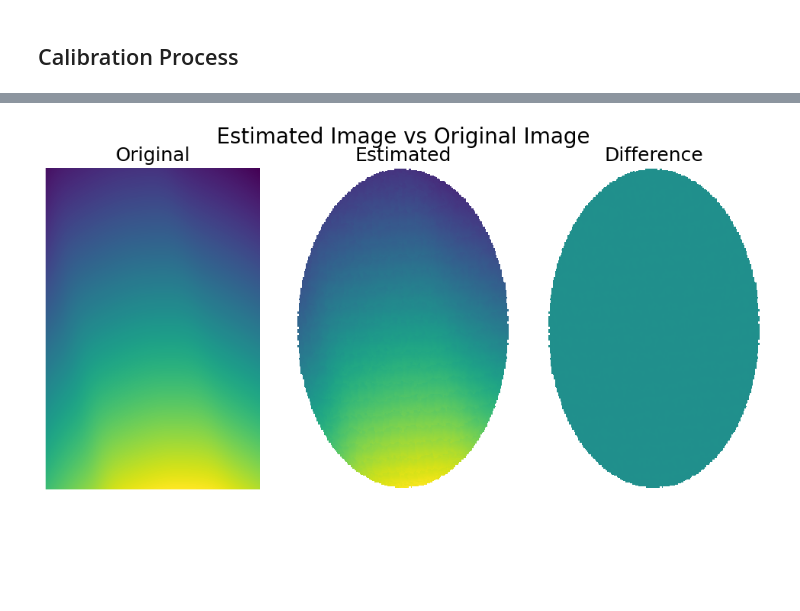
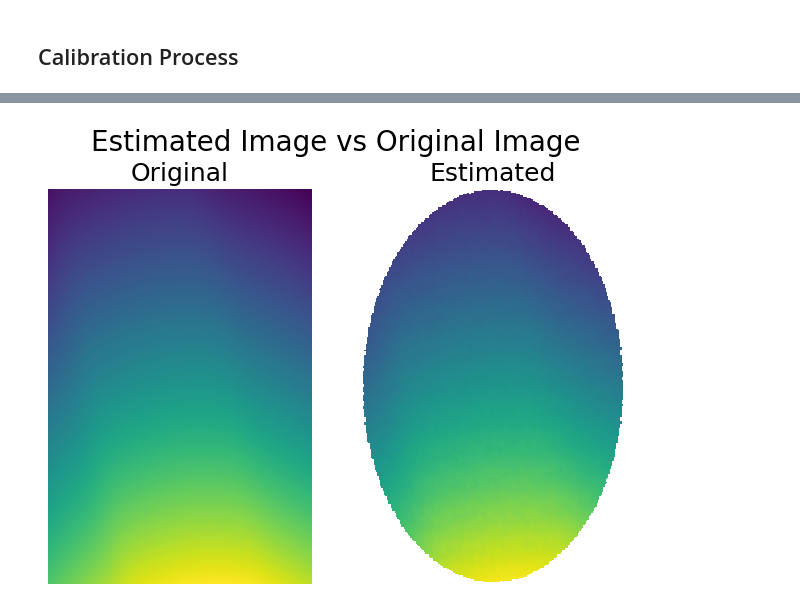
Before and after one commit to oravitan/zodiacal-polarized, a Jupyter notebook: notebooks/camera_self_calibration.ipynb, the cells around one changed output, grey strips where cells are left out. Saved outputs shown, nothing was run; the diff lists cells and outputs as text; code cells hidden in the pictures; blank space fills up the shorter version.

```diff
--- a/notebooks/camera_self_calibration.ipynb
+++ b/notebooks/camera_self_calibration.ipynb
@@ -69,7 +65,6 @@ def estimate_polarization_angle(obs_est_rot, images_orig, polarizance, zodipol,
     img_list = []
     for ii in tqdm(range(len(obs_est_rot)), disable=disable):
         p, roll = polarizance[..., ii], obs_est_rot[ii].roll
-        # p = get_rotated_image(zodipol, p, parser, -np.rad2deg(roll))
         I, Q, U = obs_est_rot[ii].I, obs_est_rot[ii].Q, obs_est_rot[ii].U
         cur_img = np.stack([IQU_to_image(I, Q, U, p[..., None], base_polarization_ang + pa + roll) for pa in a_t], axis=-1)
         img_list.append(cur_img)
@@ -85,8 +80,6 @@ def estimate_observations(zodipol, parser, n_rotations, images, polarizance, ang
     I_est, Q_est, U_est = estimate_IQU(images.reshape(est_shape), polarizance.reshape(est_shape), angles.reshape(est_shape))
     obs_est = Observation(I_est, Q_est, U_est, theta=theta, phi=phi, roll=0)
     roll_list = np.linspace(0, 360, n_rotations, endpoint=False)
-    # obs_est_rot = [obs_est.change_roll(roll) for roll in np.deg2rad(roll_list)]
-    # obs_est_rot = [obs_est] * len(roll_list)
     obs_est_rot = list(map(realign_observation, repeat(zodipol), repeat(parser), repeat(obs_est), roll_list))
     return obs_est_rot
 
@@ -142,7 +135,7 @@ def generate_observations(zodipol, parser):
                                  indexing='ij')
     # polarizance = np.full_like(polarizance, -1)  # TODO: remove this later
     polarizance_real = polarizance.reshape((len(obs_rot[0]), 1, 1))
-    polarizance_real = 1 + polarizance_real[..., None] * np.linspace(0, 0.4, n_rotations)
+    polarizance_real = 0.9 + polarizance_real[..., None] * np.linspace(0, 0.2, n_rotations)
 
     # create observations images
     obs_orig = []
@@ -154,6 +147,17 @@ def generate_observations(zodipol, parser):
     images_orig = np.stack(obs_orig, axis=-1)
     images_res = images_orig.reshape((parser["resolution"] + list(images_orig.shape[1:])))
     return images_res, polarizance_real, polarization_angle_real
+# %%
+def get_iteration_cost(polarizance_real, polarizance_est_reshape_nan, polarization_angle_real, polarization_ang_full_nan):
+    p_pdiff = polarizance_real.squeeze()[:, 0, None] - polarizance_real.squeeze()
+    p_estdiff = polarizance_est_reshape_nan[:, 0, 0, None] - polarizance_est_reshape_nan[:, 0, :]
+
+    eta_pdiff = polarization_angle_real.squeeze()[:, 0, 0, None] - polarization_angle_real.squeeze()[:, 0, :]
+    eta_estdiff = polarization_ang_full_nan[:, 0, 0, None] - polarization_ang_full_nan[:, 0, :]
+
+    p_mse = np.nanmean((p_pdiff - p_estdiff)**2)
+    eta_mse = np.nanmean((eta_pdiff - eta_estdiff)**2)
+    return p_mse, eta_mse
 # %% [markdown]
 ## Generate Observations
 # %%
@@ -170,6 +174,8 @@ images_res_flat = images_res.reshape((np.prod(parser["resolution"]), parser["n_p
 # Align generated images to the first image
 theta0, phi0 = zodipol._create_sky_coords(theta=parser["direction"][0], phi=parser["direction"][1], roll=0 * u.deg, resolution=parser["resolution"])
 interp_images_res = align_images(zodipol, parser, images_res_flat.value, rotation_list)
+# %%
+nan_ind = np.isnan(interp_images_res).any(axis=-1, keepdims=True)
 # %%
 # set estimation initial values
 init_polarizance, init_polarization_ang = np.ones(parser["resolution"]), np.zeros(parser["resolution"])
@@ -186,7 +192,8 @@ polarizance_est_align = align_images(zodipol, parser, polarizance_est_reshape, r
 ## Calibration Process
 # %%
 cost_itr = {'total': [], 'polarizance': [], 'polarization_ang': []}
-for ii in tqdm(range(10)):
+max_itr = 15
+for ii in tqdm(range(max_itr)):
     # estimate observations
     obs_est_rot = estimate_observations(zodipol, parser, n_rotations, interp_images_res,
                                         polarizance_est_align, polarization_ang_rot, theta0, phi0)
@@ -204,10 +211,15 @@ for ii in tqdm(range(10)):
     polarization_ang_align = align_images(zodipol, parser, polarization_ang_full, rotation_list)
     polarization_ang_rot = polarization_ang_align + np.deg2rad(rotation_list[None, None, :])
 
-    est_images = get_images(obs_est_rot, polarization_ang_full, polarizance_est_reshape, zodipol, parser, disable=True)
-    cost = np.sqrt(np.nansum(1e23 * (images_res_flat.value - est_images) ** 2))
-    polarizance_cost = np.sqrt(np.sum((polarizance_real.squeeze() - polarizance_est_reshape[:, 0, :]) ** 2))
-    polarization_ang_cost = np.sqrt(np.sum((polarization_angle_real.squeeze() - polarization_ang_full) ** 2))
+    polarizance_est_reshape_nan = np.where(nan_ind, np.nan, polarizance_est_reshape)
+    polarization_ang_full_nan = np.where(nan_ind, np.nan, polarization_ang_full)
+
+    est_images = get_images(obs_est_rot, polarization_ang_full_nan, polarizance_est_reshape_nan, zodipol, parser, disable=True)
+    cost = np.nanmean(1e23 * (images_res_flat.value - est_images) ** 2)
+    polarizance_cost, polarization_ang_cost = get_iteration_cost(polarizance_real, polarizance_est_reshape_nan, polarization_angle_real, polarization_ang_full_nan)
+    # polarizance_cost = np.nanmean((polarizance_real.squeeze() - polarizance_est_reshape_nan[:, 0, :]) ** 2)
+    # polarization_ang_cost =np.nanmean((polarization_angle_real.squeeze() - polarization_ang_full_nan) ** 2)
+    # print(f"Iteration {ii}/{max_itr}: ", cost, polarizance_cost, polarization_ang_cost)
     cost_itr['total'].append(cost)
     cost_itr['polarizance'].append(polarizance_cost)
     cost_itr['polarization_ang'].append(polarization_ang_cost)
@@ -214,25 +247,22 @@ for ii in tqdm(range(10)):
 # %%
 ii = 6
 real = images_res_flat.value[:, 0, ii].reshape(parser["resolution"])
 est = est_images[:, 0, ii].reshape(parser["resolution"])
 imin, imax = real.min(), real.max()
 
 # show an example for the image reconstruction
-fig, ax = plt.subplots(1, 3, figsize=(10, 5))
+fig, ax = plt.subplots(1, 2)
 c1 = ax[0].imshow(real.reshape(parser["resolution"]), origin='lower', vmin=imin, vmax=imax)
 ax[0].set_title('Original', fontsize=18)
 ax[0].set_axis_off()
 
 c2 = ax[1].imshow(est.reshape(parser["resolution"]), origin='lower', vmin=imin, vmax=imax)
 ax[1].set_title('Estimated', fontsize=18)
 ax[1].set_axis_off()
 
-c3 = ax[2].imshow(real.reshape(parser["resolution"]) - est.reshape(parser["resolution"]), origin='lower', vmin=-imax, vmax=imax)
-ax[2].set_title('Difference', fontsize=18)
-ax[2].set_axis_off()
 plt.suptitle('Estimated Image vs Original Image', fontsize=20)
 fig.tight_layout()
 plt.savefig('outputs/self_calib_estimated_image.pdf')
 plt.show()
 # %% [output]
-[figure, old version]
+[figure, new version]
```
Also changed, not shown: parts of 12 cells of this notebook, 49 other files.
